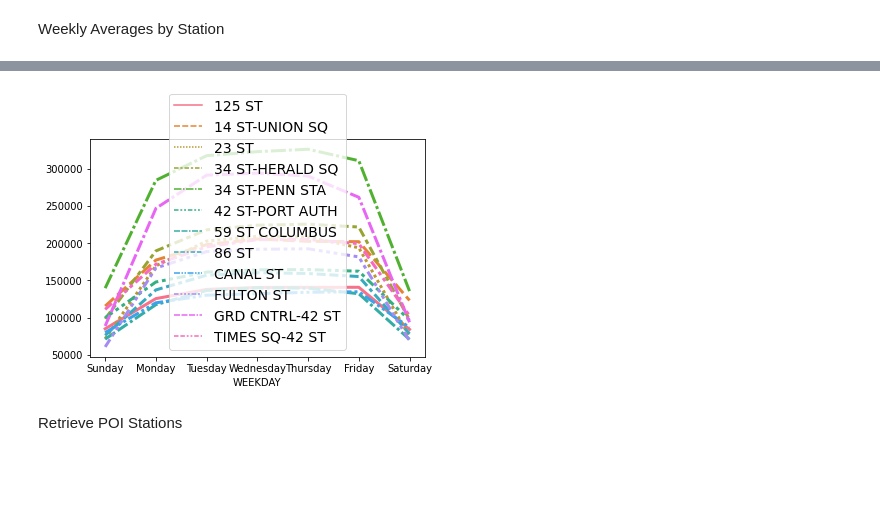
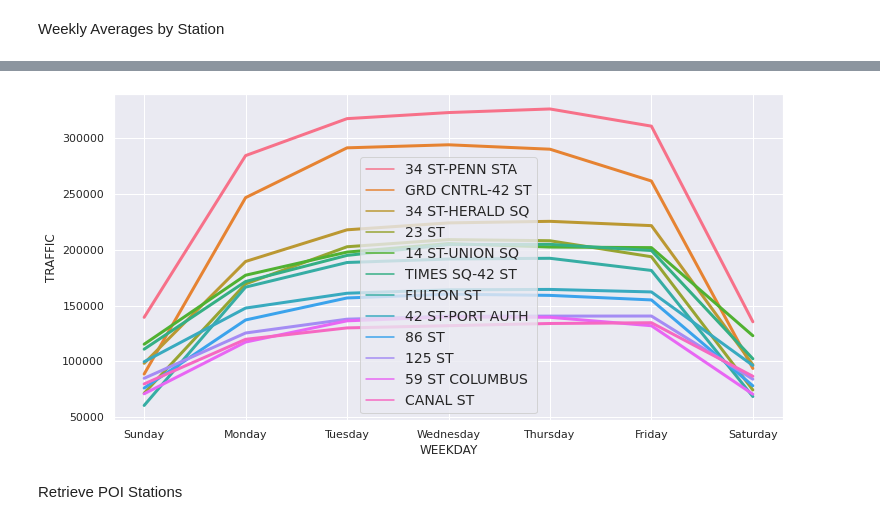
Before and after one commit to abarela13/onl_ds5_project_1, a Jupyter notebook: notebooks/top_stations.ipynb, the cells around one changed output, grey strips where cells are left out. Saved outputs shown, nothing was run; the diff lists cells and outputs as text; code cells hidden in the pictures; blank space fills up the shorter version.

Commit message:
Updated Top Stations notebook

```diff
--- a/notebooks/top_stations.ipynb
+++ b/notebooks/top_stations.ipynb
@@ -93,10 +34,10 @@ top_stations_weekday_averages_wide
 # %%
-top_stations_weekly_averages = sns.lineplot(data=top_stations_weekday_averages_wide, linewidth = 3)
+top_stations_weekly_averages = sns.lineplot(data=top_traffic_stations_weekday_average, linewidth = 3, x="WEEKDAY", y="TRAFFIC", hue="STATION")
 top_stations_weekly_averages.legend(fontsize='14')
 sns.set(rc={'figure.figsize':(12,6)})
 # top_stations_weekly_averages.get_figure().savefig('../svg/top_stations_weekly_averages.svg', format='svg')
 # %% [output]
-[figure, old version]
+[figure, new version]
 # %% [markdown]
 Retrieve POI Stations
 # %%
```
Also changed, not shown: parts of 4 cells of this notebook.
